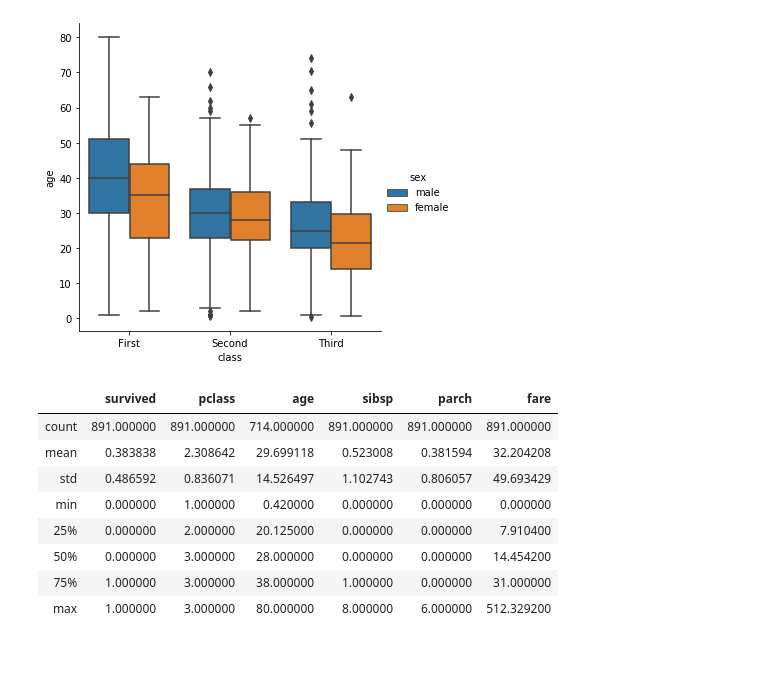
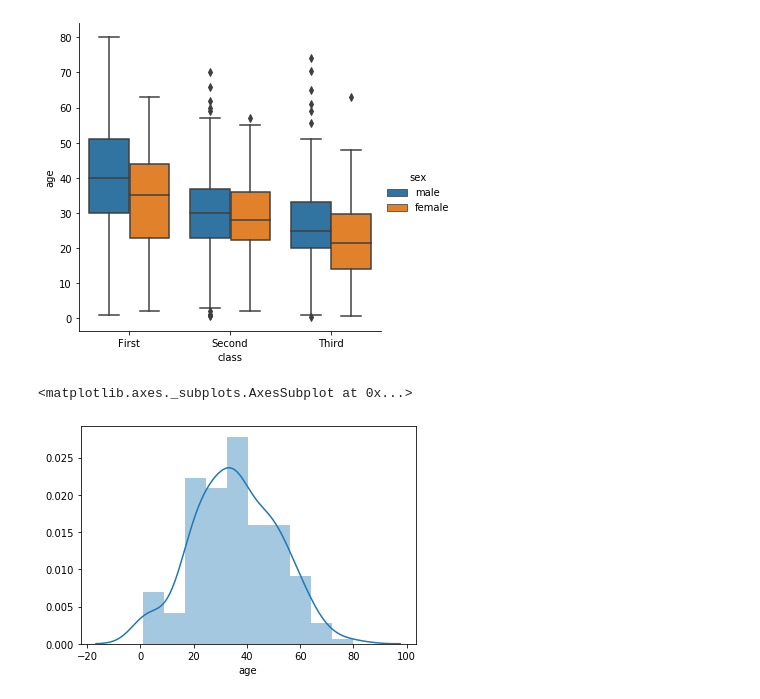
Before and after one commit to jyesselm/Chem991E, a Jupyter notebook: 16_jupyter_notebooks/chem991e_project.ipynb, the cells around one changed output. Cells and saved outputs as stored; diff of their text form; code cells hidden in the pictures; blank space fills up the shorter version.

```diff
--- a/16_jupyter_notebooks/chem991e_project.ipynb
+++ b/16_jupyter_notebooks/chem991e_project.ipynb
@@ -107,0 +394,5 @@ df.tail(5)
+# %%
+# oldest person on the titantic
+# get rid of all rows that have NaN in them
+df_non_na = df.dropna()
+df_non_na.sort_values(["age"], ascending=False).iloc[0]
@@ -115,15 +425,8 @@ sns.catplot(x="class", y="age", kind="box", hue="sex", data=df)
 # %% [output]
 <seaborn.axisgrid.FacetGrid at 0x...>
 [figure]
-# %%
-df.describe()
-# %% [output]
-|  | survived | pclass | age | sibsp | parch | fare |
-| count | 891.000000 | 891.000000 | 714.000000 | 891.000000 | 891.000000 | 891.000000 |
-| mean | 0.383838 | 2.308642 | 29.699118 | 0.523008 | 0.381594 | 32.204208 |
-| std | 0.486592 | 0.836071 | 14.526497 | 1.102743 | 0.806057 | 49.693429 |
-| min | 0.000000 | 1.000000 | 0.420000 | 0.000000 | 0.000000 | 0.000000 |
-| 25% | 0.000000 | 2.000000 | 20.125000 | 0.000000 | 0.000000 | 7.910400 |
-| 50% | 0.000000 | 3.000000 | 28.000000 | 0.000000 | 0.000000 | 14.454200 |
-| 75% | 1.000000 | 3.000000 | 38.000000 | 1.000000 | 0.000000 | 31.000000 |
-| max | 1.000000 | 3.000000 | 80.000000 | 8.000000 | 6.000000 | 512.329200 |
+# %%
+sns.distplot(df_non_na["age"])
+# %% [output]
+<matplotlib.axes._subplots.AxesSubplot at 0x...>
+[figure, added]
```
Also changed, not shown: parts of 31 cells of this notebook, 3 other files.
